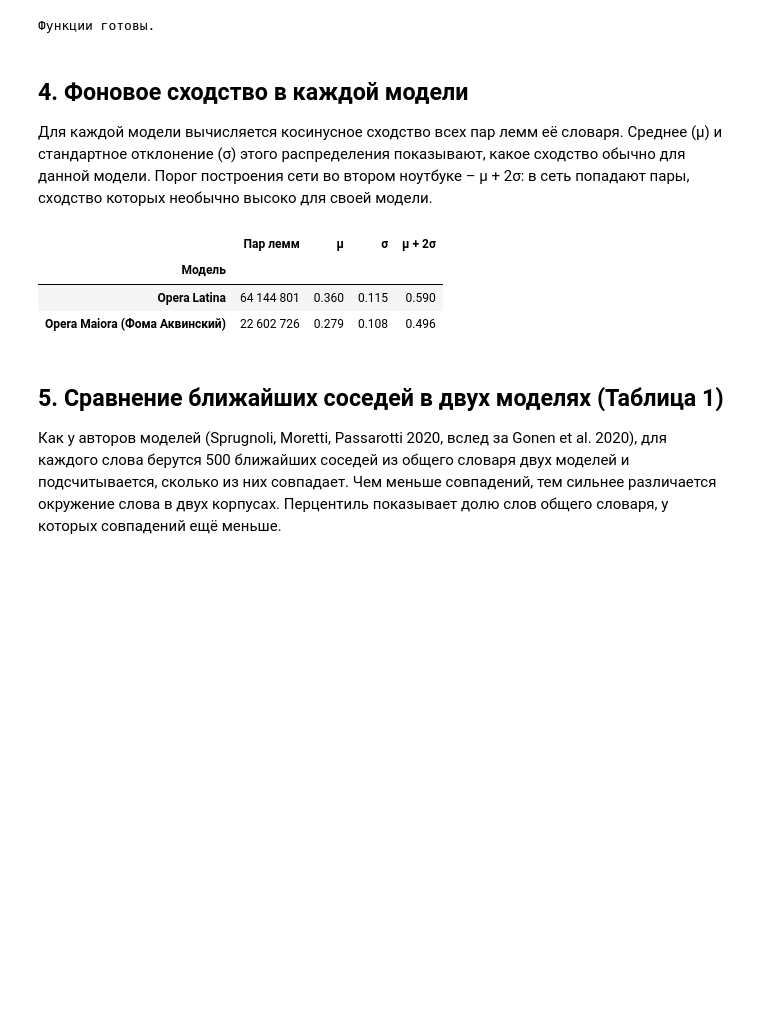
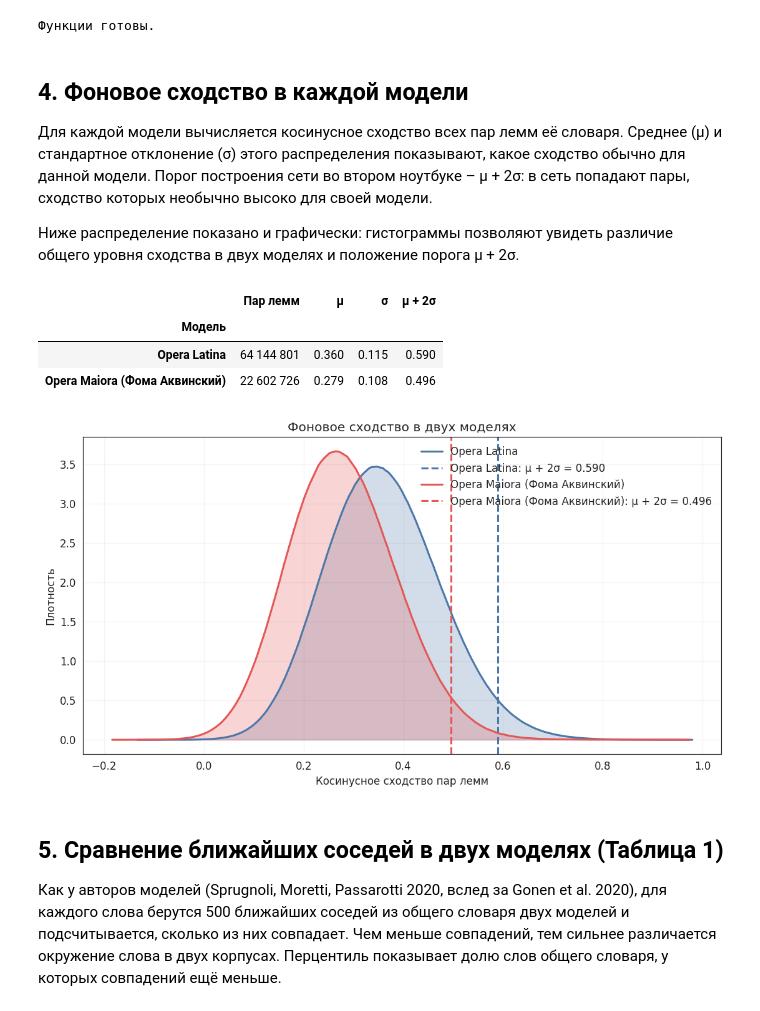
Before and after one commit to alexeyvkuznetsov/aquinas-power-lexicon, a Jupyter notebook: notebooks/01_models_neighbours.ipynb, the cells around one changed output. Drawn from its saved outputs; the diff is of its cells as text; code cells hidden in the pictures; blank space fills up the shorter version.

```diff
--- a/notebooks/01_models_neighbours.ipynb
+++ b/notebooks/01_models_neighbours.ipynb
@@ -297,16 +394,36 @@ print("Функции готовы.")
 ## 4. Фоновое сходство в каждой модели
 
 Для каждой модели вычисляется косинусное сходство всех пар лемм её словаря. Среднее (μ) и стандартное отклонение (σ) этого распределения показывают, какое сходство обычно для данной модели. Порог построения сети во втором ноутбуке – μ + 2σ: в сеть попадают пары, сходство которых необычно высоко для своей модели.
+
+Ниже распределение показано и графически: гистограммы позволяют увидеть различие общего уровня сходства в двух моделях и положение порога μ + 2σ.
 # %%
 BACKGROUND = {n: background(m) for n, m in MODELS.items()}
 display(pd.DataFrame([{"Модель": LABEL[n], "Пар лемм": f"{b['pairs']:,}".replace(",", " "), "μ": round(b["mu"], 3),
                        "σ": round(b["sigma"], 3), "μ + 2σ": round(b["mu"] + 2 * b["sigma"], 3)}
                       for n, b in BACKGROUND.items()]).set_index("Модель"))
+
+HISTS = {n: background_histogram(MODELS[n], bins=200, min_sim=BACKGROUND[n]["min"], max_sim=BACKGROUND[n]["max"])
+         for n in MODELS}
+
+fig, ax = plt.subplots(figsize=(12, 6))
+for n, color in zip(MODELS.keys(), ["#4C78A8", "#E45756"]):
+    h = HISTS[n]
+    ax.plot(h["centers"], h["density"], linewidth=2, color=color, label=LABEL[n])
+    ax.fill_between(h["centers"], h["density"], alpha=0.25, color=color)
+    ax.axvline(BACKGROUND[n]["mu"] + 2 * BACKGROUND[n]["sigma"], color=color, linestyle="--", linewidth=2,
+               label=f"{LABEL[n]}: μ + 2σ = {BACKGROUND[n]['mu'] + 2 * BACKGROUND[n]['sigma']:.3f}")
+ax.set_xlabel("Косинусное сходство пар лемм")
+ax.set_ylabel("Плотность")
+ax.set_title("Фоновое сходство в двух моделях")
+ax.legend(frameon=False)
+ax.grid(alpha=0.2)
+save_figure(fig, "background_similarity")
 # %% [output]
 |  | Пар лемм | μ | σ | μ + 2σ |
 | Модель |  |  |  |  |
 | Opera Latina | 64 144 801 | 0.360 | 0.115 | 0.590 |
 | Opera Maiora (Фома Аквинский) | 22 602 726 | 0.279 | 0.108 | 0.496 |
+[figure, added]
 # %% [markdown]
 ## 5. Сравнение ближайших соседей в двух моделях (Таблица 1)
 
```
Also changed, not shown: parts of 3 cells of this notebook, 15 other files.
